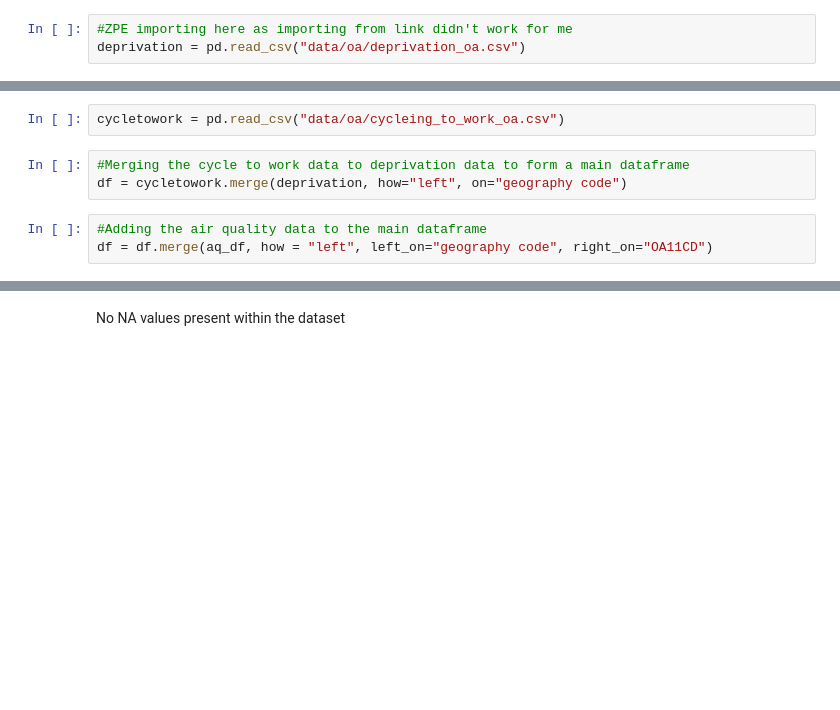
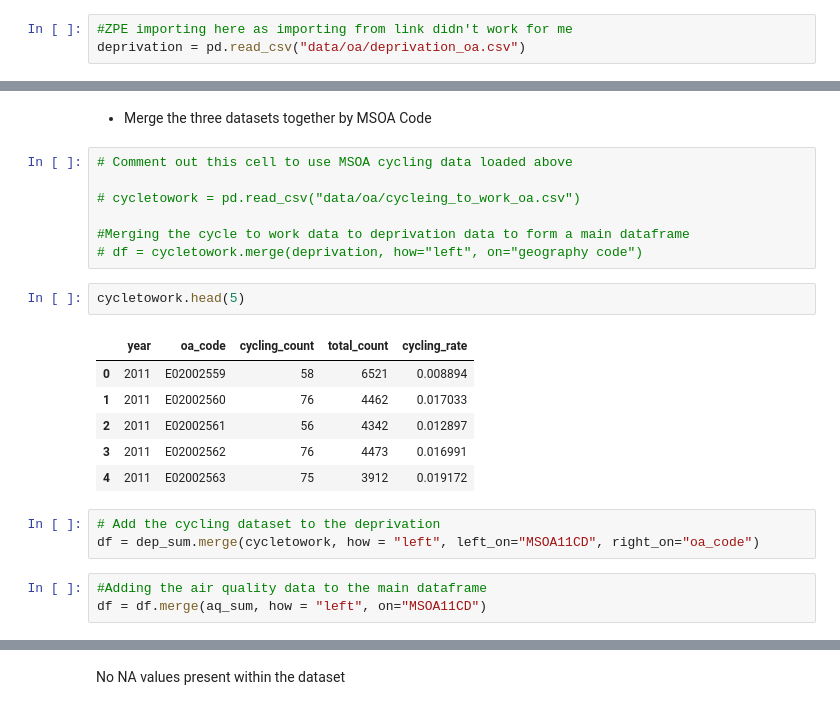
Before and after one commit to ZacharyP-E/qm_group25, a Jupyter notebook: qm_group_code.ipynb, the cells around one changed output, grey strips where cells are left out. Saved outputs shown, nothing was run; the diff lists cells and outputs as text; blank space fills up the shorter version.

Commit message:
Finalise new working df using MSOA geography

```diff
--- a/qm_group_code.ipynb
+++ b/qm_group_code.ipynb
@@ -253,8 +314,24 @@ deprivation = pd.read_csv("data/oa/deprivation_oa.csv")
+# %% [markdown]
+* Merge the three datasets together by MSOA Code
 # %%
-cycletowork = pd.read_csv("data/oa/cycleing_to_work_oa.csv")
+# Comment out this cell to use MSOA cycling data loaded above
+
+# cycletowork = pd.read_csv("data/oa/cycleing_to_work_oa.csv")
+
+#Merging the cycle to work data to deprivation data to form a main dataframe
+# df = cycletowork.merge(deprivation, how="left", on="geography code")
-# %%
-#Merging the cycle to work data to deprivation data to form a main dataframe
-df = cycletowork.merge(deprivation, how="left", on="geography code")
+# %%
+cycletowork.head(5)
+# %% [output]
+|  | year | oa_code | cycling_count | total_count | cycling_rate |
+| 0 | 2011 | E02002559 | 58 | 6521 | 0.008894 |
+| 1 | 2011 | E02002560 | 76 | 4462 | 0.017033 |
+| 2 | 2011 | E02002561 | 56 | 4342 | 0.012897 |
+| 3 | 2011 | E02002562 | 76 | 4473 | 0.016991 |
+| 4 | 2011 | E02002563 | 75 | 3912 | 0.019172 |
 # %%
-#Adding the air quality data to the main dataframe
-df = df.merge(aq_df, how = "left", left_on="geography code", right_on="OA11CD")
+# Add the cycling dataset to the deprivation
+df = dep_sum.merge(cycletowork, how = "left", left_on="MSOA11CD", right_on="oa_code")
+# %%
+#Adding the air quality data to the main dataframe
+df = df.merge(aq_sum, how = "left", on="MSOA11CD")
```
Also changed, not shown: parts of 9 cells of this notebook.
